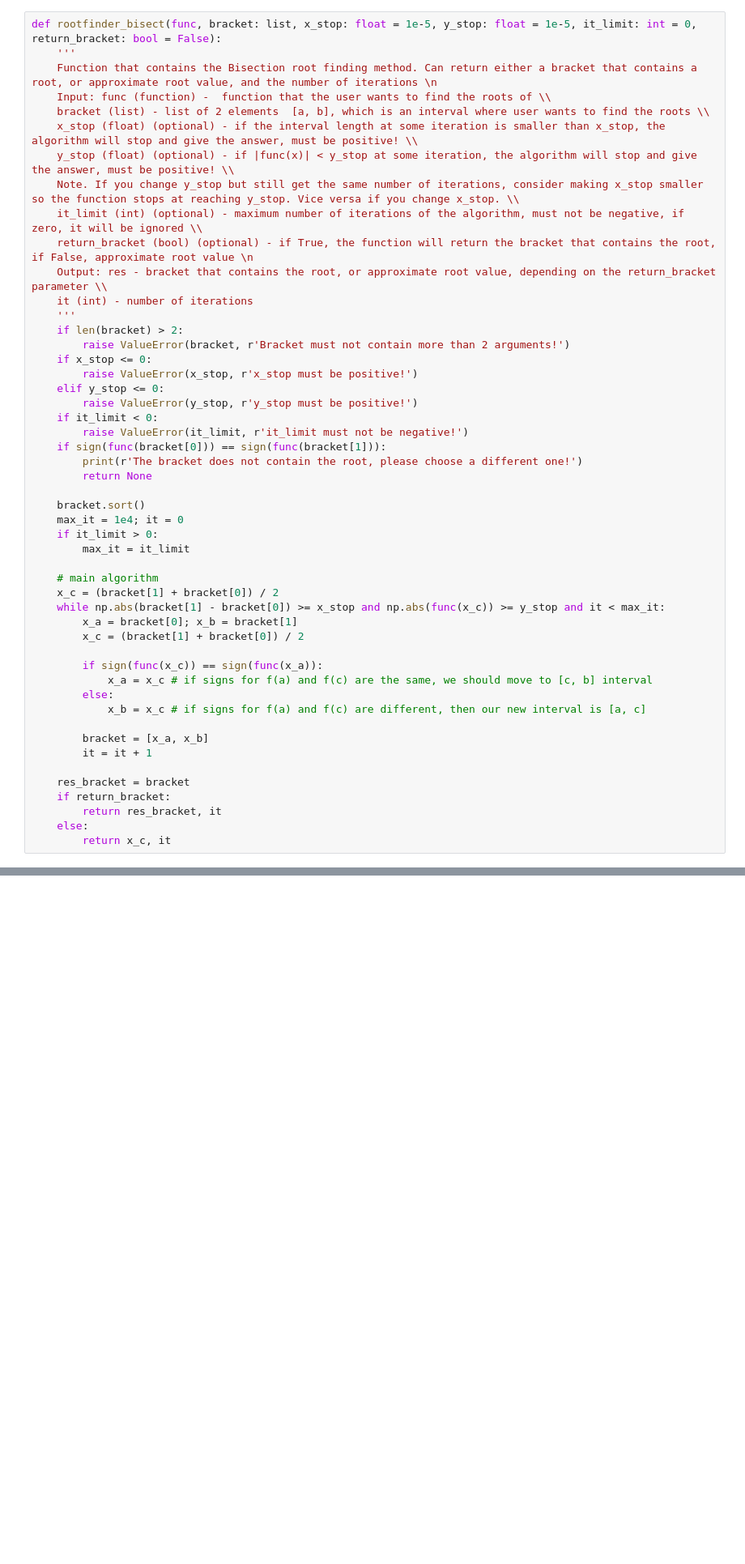
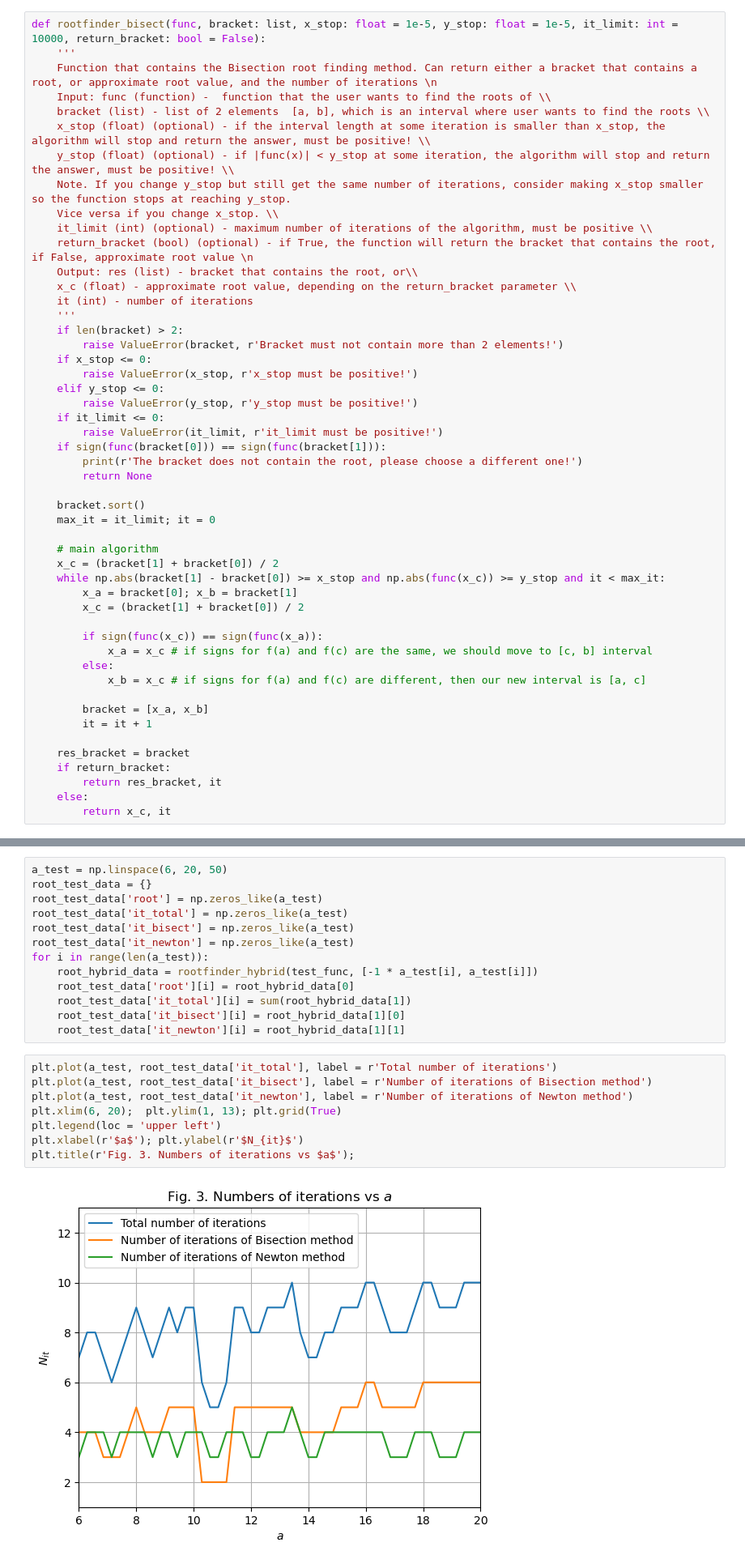
Before and after one commit to askoldvilkha/CompMethods_Astro23, a Jupyter notebook: HW2/hw2_vilkha.ipynb, the cells around one changed output, grey strips where cells are left out. Shown: that part at 81% size. Saved outputs shown, nothing was run; the diff lists cells and outputs as text; blank space fills up the shorter version.

Commit message:
hw2, newton's method + hybrid method, pr1 done

```diff
--- a/HW2/hw2_vilkha.ipynb
+++ b/HW2/hw2_vilkha.ipynb
@@ -58,35 +60,35 @@ $$
 \text{Fig. 2 Bisection root finding method}
 $$
 # %%
-def rootfinder_bisect(func, bracket: list, x_stop: float = 1e-5, y_stop: float = 1e-5, it_limit: int = 0, return_bracket: bool = False):
+def rootfinder_bisect(func, bracket: list, x_stop: float = 1e-5, y_stop: float = 1e-5, it_limit: int = 10000, return_bracket: bool = False):
     '''
     Function that contains the Bisection root finding method. Can return either a bracket that contains a root, or approximate root value, and the number of iterations \n
     Input: func (function) -  function that the user wants to find the roots of \\
     bracket (list) - list of 2 elements  [a, b], which is an interval where user wants to find the roots \\
-    x_stop (float) (optional) - if the interval length at some iteration is smaller than x_stop, the algorithm will stop and give the answer, must be positive! \\
-    y_stop (float) (optional) - if |func(x)| < y_stop at some iteration, the algorithm will stop and give the answer, must be positive! \\
-    Note. If you change y_stop but still get the same number of iterations, consider making x_stop smaller so the function stops at reaching y_stop. Vice versa if you change x_stop. \\
-    it_limit (int) (optional) - maximum number of iterations of the algorithm, must not be negative, if zero, it will be ignored \\
+    x_stop (float) (optional) - if the interval length at some iteration is smaller than x_stop, the algorithm will stop and return the answer, must be positive! \\
+    y_stop (float) (optional) - if |func(x)| < y_stop at some iteration, the algorithm will stop and return the answer, must be positive! \\
+    Note. If you change y_stop but still get the same number of iterations, consider making x_stop smaller so the function stops at reaching y_stop.
+    Vice versa if you change x_stop. \\
+    it_limit (int) (optional) - maximum number of iterations of the algorithm, must be positive \\
     return_bracket (bool) (optional) - if True, the function will return the bracket that contains the root, if False, approximate root value \n
-    Output: res - bracket that contains the root, or approximate root value, depending on the return_bracket parameter \\
+    Output: res (list) - bracket that contains the root, or\\
+    x_c (float) - approximate root value, depending on the return_bracket parameter \\
     it (int) - number of iterations
     '''
     if len(bracket) > 2:
-        raise ValueError(bracket, r'Bracket must not contain more than 2 arguments!')
+        raise ValueError(bracket, r'Bracket must not contain more than 2 elements!')
     if x_stop <= 0:
         raise ValueError(x_stop, r'x_stop must be positive!')
     elif y_stop <= 0:
         raise ValueError(y_stop, r'y_stop must be positive!')
-    if it_limit < 0:
-        raise ValueError(it_limit, r'it_limit must not be negative!')
+    if it_limit <= 0:
+        raise ValueError(it_limit, r'it_limit must be positive!')
     if sign(func(bracket[0])) == sign(func(bracket[1])):
         print(r'The bracket does not contain the root, please choose a different one!')
         return None
 
     bracket.sort()
-    max_it = 1e4; it = 0
-    if it_limit > 0:
-        max_it = it_limit
+    max_it = it_limit; it = 0
 
     # main algorithm
     x_c = (bracket[1] + bracket[0]) / 2
@@ -116,0 +232,23 @@ Error of the algorithm with default settings is -2.15418e-06, number of iteratio
+# %%
+a_test = np.linspace(6, 20, 50)
+root_test_data = {}
+root_test_data['root'] = np.zeros_like(a_test)
+root_test_data['it_total'] = np.zeros_like(a_test)
+root_test_data['it_bisect'] = np.zeros_like(a_test)
+root_test_data['it_newton'] = np.zeros_like(a_test)
+for i in range(len(a_test)):
+    root_hybrid_data = rootfinder_hybrid(test_func, [-1 * a_test[i], a_test[i]])
+    root_test_data['root'][i] = root_hybrid_data[0]
+    root_test_data['it_total'][i] = sum(root_hybrid_data[1])
+    root_test_data['it_bisect'][i] = root_hybrid_data[1][0]
+    root_test_data['it_newton'][i] = root_hybrid_data[1][1]
+# %%
+plt.plot(a_test, root_test_data['it_total'], label = r'Total number of iterations')
+plt.plot(a_test, root_test_data['it_bisect'], label = r'Number of iterations of Bisection method')
+plt.plot(a_test, root_test_data['it_newton'], label = r'Number of iterations of Newton method')
+plt.xlim(6, 20);  plt.ylim(1, 13); plt.grid(True)
+plt.legend(loc = 'upper left')
+plt.xlabel(r'$a$'); plt.ylabel(r'$N_{it}$')
+plt.title(r'Fig. 3. Numbers of iterations vs $a$');
+# %% [output]
+[figure, added]
```
Also changed, not shown: parts of 15 cells of this notebook.
